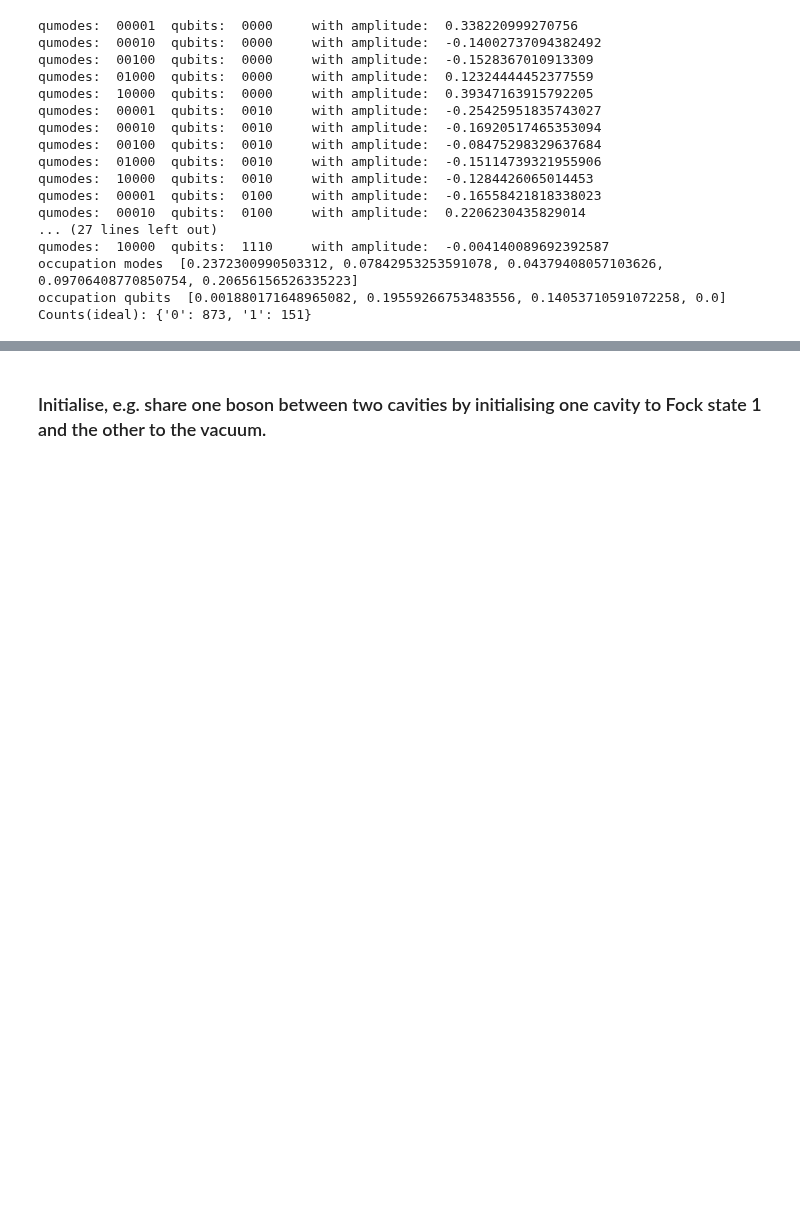
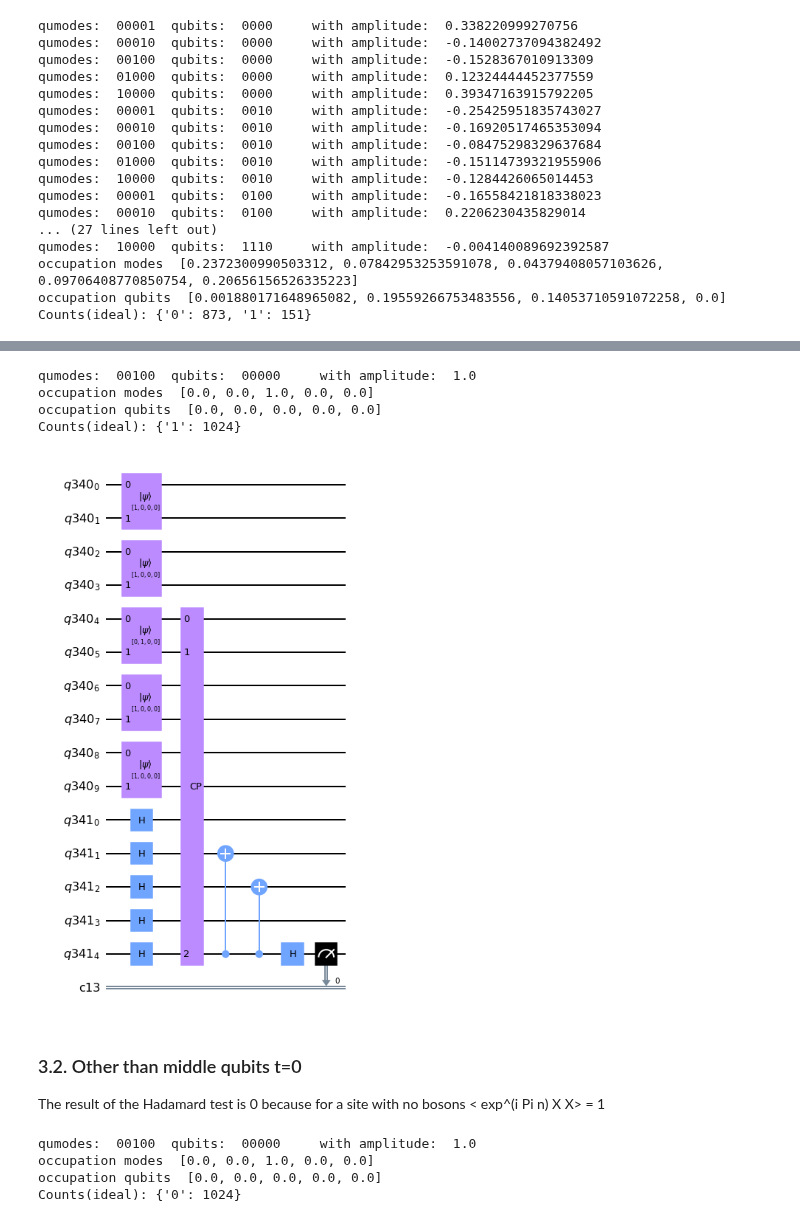
Before and after one commit to C2QA/bosonic-qiskit, a Jupyter notebook: tutorials/Z2-lattice-gauge-theory/Z2-lattice-gauge-theory.ipynb, the cells around one changed output, grey strips where cells are left out. Drawn from its saved outputs; the diff is of its cells as text; code cells hidden in the pictures; blank space fills up the shorter version.

```diff
--- a/tutorials/Z2-lattice-gauge-theory/Z2-lattice-gauge-theory.ipynb
+++ b/tutorials/Z2-lattice-gauge-theory/Z2-lattice-gauge-theory.ipynb
@@ -271,3 +272,45 @@ Counts(ideal): {'0': 873, '1': 151}
+# %%
+numberofqubits=4+1 # the extra one is for the Hadamard test
+numberofmodes=5
+numberofqubitspermode=2
+cutoff=2**numberofqubitspermode
+
+qmr = c2qa.QumodeRegister(num_qumodes=numberofmodes, num_qubits_per_qumode=numberofqubitspermode)
+qbr = qiskit.QuantumRegister(size=numberofqubits)
+cbr = qiskit.ClassicalRegister(size=1) # To read out the results of the Hadamard test
+circuit = c2qa.CVCircuit(qmr, qbr, cbr)
+
+diffstallmodes=[0,0,1,0,0]
+for i in range(qmr.num_qumodes):
+    circuit.cv_initialize(diffstallmodes[i], qmr[i])
+
+stateop, _ = c2qa.util.simulate(circuit)
+occ=util.stateread(stateop, qbr.size, numberofmodes, cutoff)
+
+# The first Hadamard gate on the Hadamard test qubit is usually done in trotterise_Z2LGT but not here
+for i in range(0,numberofqubits):
+    circuit.h(qbr[i])
+site=2
+circuit.cv_cp(np.pi/2, qmr[site], qbr[-1])
+circuit.cnot(qbr[-1],qbr[site-1])
+circuit.cnot(qbr[-1],qbr[site])
+circuit.h(qbr[-1])
+circuit.measure(-1,0)
+
+circuit.draw(output='mpl', filename='initial-state_hadmard-test.png')
+
+stateop, result = c2qa.util.simulate(circuit)
+# util.stateread(stateop, qbr.size, numberofmodes, 4)
+print('Counts(ideal):', result.get_counts())
+# %% [output]
+qumodes:  00100  qubits:  00000     with amplitude:  1.0
+occupation modes  [0.0, 0.0, 1.0, 0.0, 0.0]
+occupation qubits  [0.0, 0.0, 0.0, 0.0, 0.0]
+Counts(ideal): {'1': 1024}
+[figure, added]
+# %% [markdown]
+### 3.2. Other than middle qubits t=0
+The result of the Hadamard test is 0 because for a site with no bosons < exp^(i Pi n) X X> = 1
 # %%
 numberofqubits=4+1 # the extra one is for the Hadamard test
 numberofmodes=5
@@ -278,6 +321,29 @@ qmr = c2qa.QumodeRegister(num_qumodes=numberofmodes, num_qubits_per_qumode=numbe
 qbr = qiskit.QuantumRegister(size=numberofqubits)
 cbr = qiskit.ClassicalRegister(size=1) # To read out the results of the Hadamard test
 circuit = c2qa.CVCircuit(qmr, qbr, cbr)
-# circuit = c2qa.CVCircuit(qmr)
+
+diffstallmodes=[0,0,1,0,0]
+for i in range(qmr.num_qumodes):
+    circuit.cv_initialize(diffstallmodes[i], qmr[i])
+
+stateop, _ = c2qa.util.simulate(circuit)
+occ=util.stateread(stateop, qbr.size, numberofmodes, cutoff)
+
+# The first Hadamard gate on the Hadamard test qubit is usually done in trotterise_Z2LGT but not here
+for i in range(0,numberofqubits):
+    circuit.h(qbr[i])
+site=3
+circuit.cv_cp(np.pi/2, qmr[site], qbr[-1])
+circuit.cnot(qbr[-1],qbr[site-1])
+circuit.cnot(qbr[-1],qbr[site])
+circuit.h(qbr[-1])
+circuit.measure(-1,0)
+
+stateop, result = c2qa.util.simulate(circuit)
+# util.stateread(stateop, qbr.size, numberofmodes, 4)
+print('Counts(ideal):', result.get_counts())
+# %% [output]
+qumodes:  00100  qubits:  00000     with amplitude:  1.0
+occupation modes  [0.0, 0.0, 1.0, 0.0, 0.0]
+occupation qubits  [0.0, 0.0, 0.0, 0.0, 0.0]
+Counts(ideal): {'0': 1024}
-# %% [markdown]
-### Initialise, e.g. share one boson between two cavities by initialising one cavity to Fock state 1 and the other to the vacuum.
```
Also changed, not shown: parts of 28 cells of this notebook, 4 other files.
